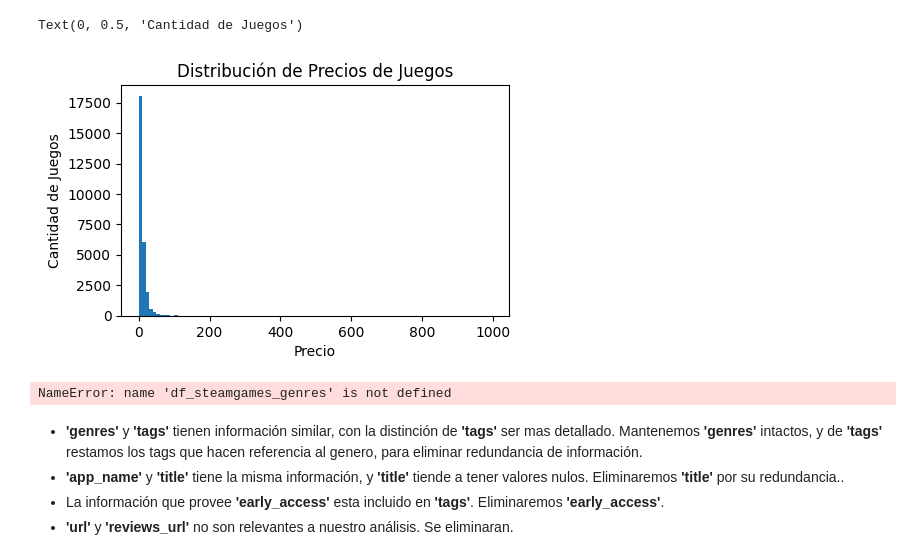
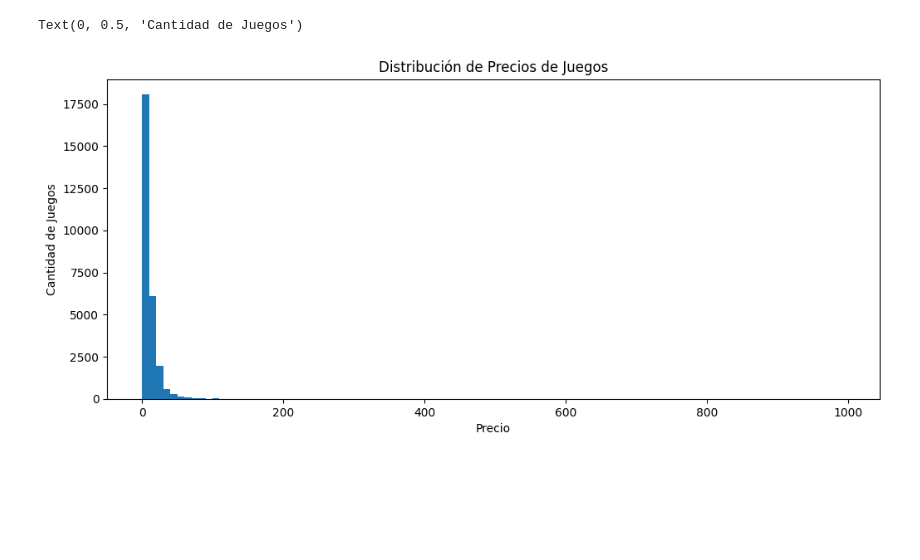
Before and after one commit to santanafelixseb/PI1_MLOps_Steam, a Jupyter notebook: EDA.ipynb, the cells around one changed output. Saved outputs shown, nothing was run; the diff lists cells and outputs as text; code cells hidden in the pictures; blank space fills up the shorter version.

```diff
--- a/EDA.ipynb
+++ b/EDA.ipynb
@@ -90,13 +187,9 @@ Name: price, dtype: float64
 # %%
 # Visualizamos la distribución de precios de juegos
-plt.figure(figsize=(5, 3))
+plt.figure(figsize=(12, 5))
 df_steamgames['price'].plot(kind='hist', bins=100, title='Distribución de Precios de Juegos')
 plt.xlabel('Precio')
 plt.ylabel('Cantidad de Juegos')
 # %% [output]
 Text(0, 0.5, 'Cantidad de Juegos')
-[figure, old version]
+[figure, new version]
-# %%
-df_steamgames_genres.sum()
-# %% [output]
-NameError: name 'df_steamgames_genres' is not defined
@@ -109,5 +195,0 @@ df_steamgames_specs.head()
-# %% [markdown]
-* **'genres'** y **'tags'** tienen información similar, con la distinción de **'tags'** ser mas detallado. Mantenemos **'genres'** intactos, y de **'tags'** restamos los tags que hacen referencia al genero, para eliminar redundancia de información.
-* **'app_name'** y **'title'** tiene la misma información, y **'title'** tiende a tener valores nulos. Eliminaremos **'title'** por su redundancia..
-* La información que provee **'early_access'** esta incluido en **'tags'**. Eliminaremos **'early_access'**.
-* **'url'** y **'reviews_url'** no son relevantes a nuestro análisis. Se eliminaran.
```
Also changed, not shown: parts of 37 cells of this notebook, 3 other files.
